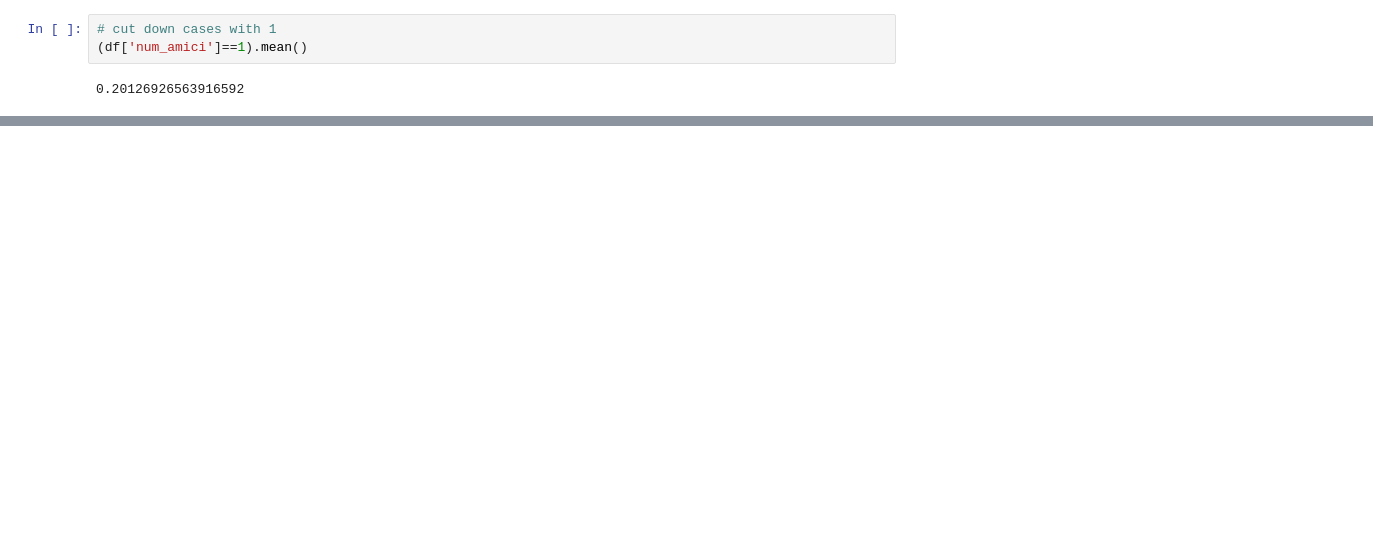
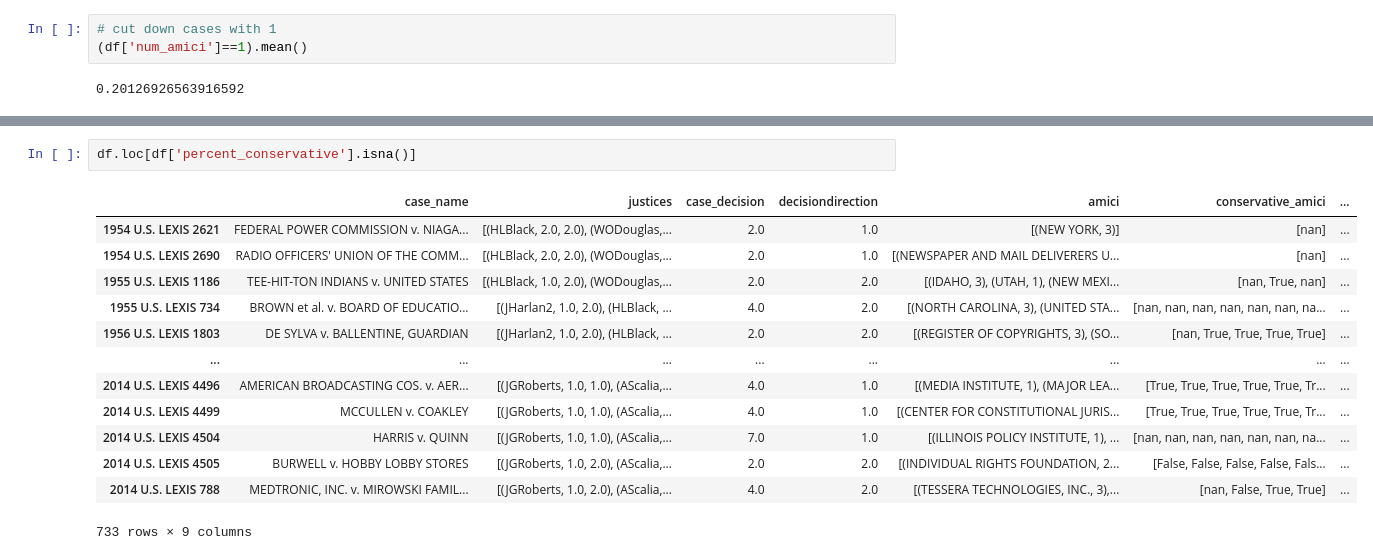
Before and after one commit to rbatra2000/info6850networks, a Jupyter notebook: main.ipynb, the cells around one changed output, grey strips where cells are left out. Cells and saved outputs as stored; diff of their text form; blank space fills up the shorter version.

```diff
--- a/main.ipynb
+++ b/main.ipynb
@@ -617,0 +732,16 @@ df['percent_conservative'].isna().mean()
+# %%
+df.loc[df['percent_conservative'].isna()]
+# %% [output]
+|  | case_name | justices | case_decision | decisiondirection | amici | conservative_amici | ... |
+| 1954 U.S. LEXIS 2621 | FEDERAL POWER COMMISSION v. NIAGA... | [(HLBlack, 2.0, 2.0), (WODouglas,... | 2.0 | 1.0 | [(NEW YORK, 3)] | [nan] | ... |
+| 1954 U.S. LEXIS 2690 | RADIO OFFICERS' UNION OF THE COMM... | [(HLBlack, 2.0, 2.0), (WODouglas,... | 2.0 | 1.0 | [(NEWSPAPER AND MAIL DELIVERERS U... | [nan] | ... |
+| 1955 U.S. LEXIS 1186 | TEE-HIT-TON INDIANS v. UNITED STATES | [(HLBlack, 1.0, 2.0), (WODouglas,... | 2.0 | 2.0 | [(IDAHO, 3), (UTAH, 1), (NEW MEXI... | [nan, True, nan] | ... |
+| 1955 U.S. LEXIS 734 | BROWN et al. v. BOARD OF EDUCATIO... | [(JHarlan2, 1.0, 2.0), (HLBlack, ... | 4.0 | 2.0 | [(NORTH CAROLINA, 3), (UNITED STA... | [nan, nan, nan, nan, nan, nan, na... | ... |
+| 1956 U.S. LEXIS 1803 | DE SYLVA v. BALLENTINE, GUARDIAN | [(JHarlan2, 1.0, 2.0), (HLBlack, ... | 2.0 | 2.0 | [(REGISTER OF COPYRIGHTS, 3), (SO... | [nan, True, True, True, True] | ... |
+| ... | ... | ... | ... | ... | ... | ... | ... |
+| 2014 U.S. LEXIS 4496 | AMERICAN BROADCASTING COS. v. AER... | [(JGRoberts, 1.0, 1.0), (AScalia,... | 4.0 | 1.0 | [(MEDIA INSTITUTE, 1), (MAJOR LEA... | [True, True, True, True, True, Tr... | ... |
+| 2014 U.S. LEXIS 4499 | MCCULLEN v. COAKLEY | [(JGRoberts, 1.0, 1.0), (AScalia,... | 4.0 | 1.0 | [(CENTER FOR CONSTITUTIONAL JURIS... | [True, True, True, True, True, Tr... | ... |
+| 2014 U.S. LEXIS 4504 | HARRIS v. QUINN | [(JGRoberts, 1.0, 1.0), (AScalia,... | 7.0 | 1.0 | [(ILLINOIS POLICY INSTITUTE, 1), ... | [nan, nan, nan, nan, nan, nan, na... | ... |
+| 2014 U.S. LEXIS 4505 | BURWELL v. HOBBY LOBBY STORES | [(JGRoberts, 1.0, 2.0), (AScalia,... | 2.0 | 2.0 | [(INDIVIDUAL RIGHTS FOUNDATION, 2... | [False, False, False, False, Fals... | ... |
+| 2014 U.S. LEXIS 788 | MEDTRONIC, INC. v. MIROWSKI FAMIL... | [(JGRoberts, 1.0, 2.0), (AScalia,... | 4.0 | 2.0 | [(TESSERA TECHNOLOGIES, INC., 3),... | [nan, False, True, True] | ... |
+733 rows × 9 columns
```
Also changed, not shown: parts of 26 cells of this notebook.
